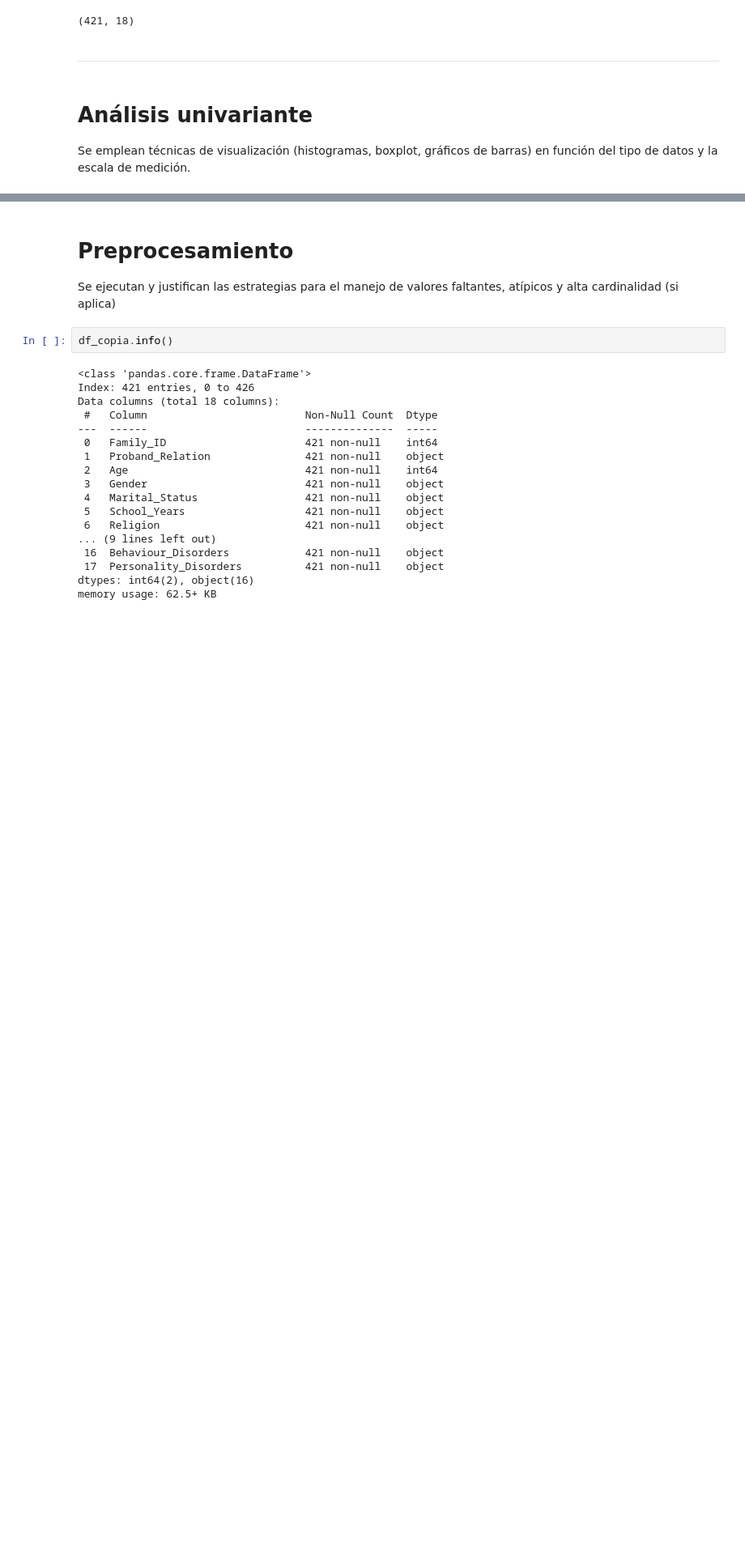
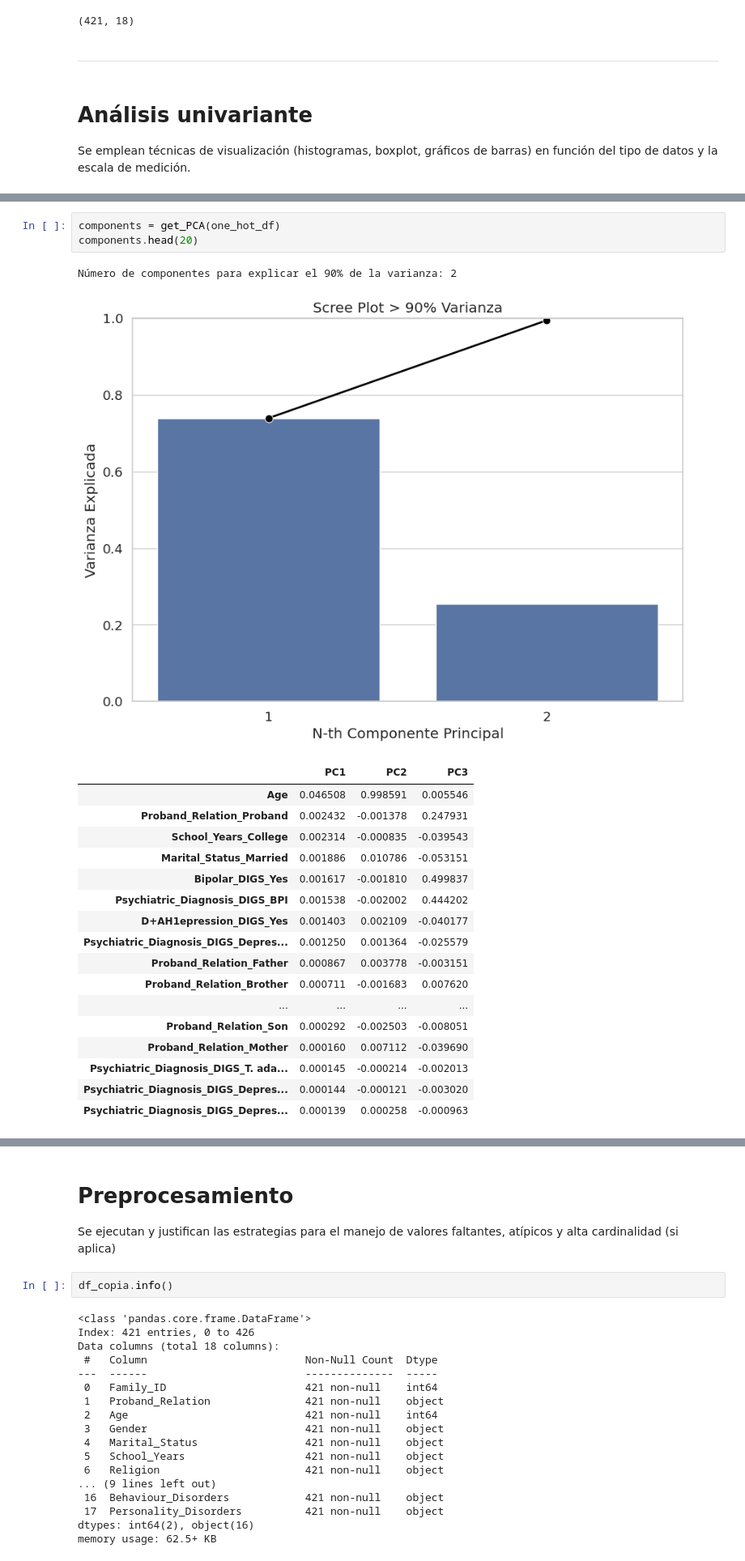
Before and after one commit to A01793101-GMuniz/ProyectoIntegrador, a Jupyter notebook: Avance1/Copia_Avance1_5.ipynb, the cells around one changed output, grey strips where cells are left out. Shown at 81% size. Saved outputs shown, nothing was run; the diff lists cells and outputs as text; blank space fills up the shorter version.

```diff
--- a/Avance1/Copia_Avance1_5.ipynb
+++ b/Avance1/Copia_Avance1_5.ipynb
@@ -401,0 +568,23 @@ Se efectúan análisis de correlación (cuantitativos y gráficos) para explorar
+# %%
+components = get_PCA(one_hot_df)
+components.head(20)
+# %% [output]
+Número de componentes para explicar el 90% de la varianza: 2
+[figure, added]
+|  | PC1 | PC2 | PC3 |
+| Age | 0.046508 | 0.998591 | 0.005546 |
+| Proband_Relation_Proband | 0.002432 | -0.001378 | 0.247931 |
+| School_Years_College | 0.002314 | -0.000835 | -0.039543 |
+| Marital_Status_Married | 0.001886 | 0.010786 | -0.053151 |
+| Bipolar_DIGS_Yes | 0.001617 | -0.001810 | 0.499837 |
+| Psychiatric_Diagnosis_DIGS_BPI | 0.001538 | -0.002002 | 0.444202 |
+| D+AH1epression_DIGS_Yes | 0.001403 | 0.002109 | -0.040177 |
+| Psychiatric_Diagnosis_DIGS_Depres... | 0.001250 | 0.001364 | -0.025579 |
+| Proband_Relation_Father | 0.000867 | 0.003778 | -0.003151 |
+| Proband_Relation_Brother | 0.000711 | -0.001683 | 0.007620 |
+| ... | ... | ... | ... |
+| Proband_Relation_Son | 0.000292 | -0.002503 | -0.008051 |
+| Proband_Relation_Mother | 0.000160 | 0.007112 | -0.039690 |
+| Psychiatric_Diagnosis_DIGS_T. ada... | 0.000145 | -0.000214 | -0.002013 |
+| Psychiatric_Diagnosis_DIGS_Depres... | 0.000144 | -0.000121 | -0.003020 |
+| Psychiatric_Diagnosis_DIGS_Depres... | 0.000139 | 0.000258 | -0.000963 |
```
Also changed, not shown: parts of 26 cells of this notebook.
